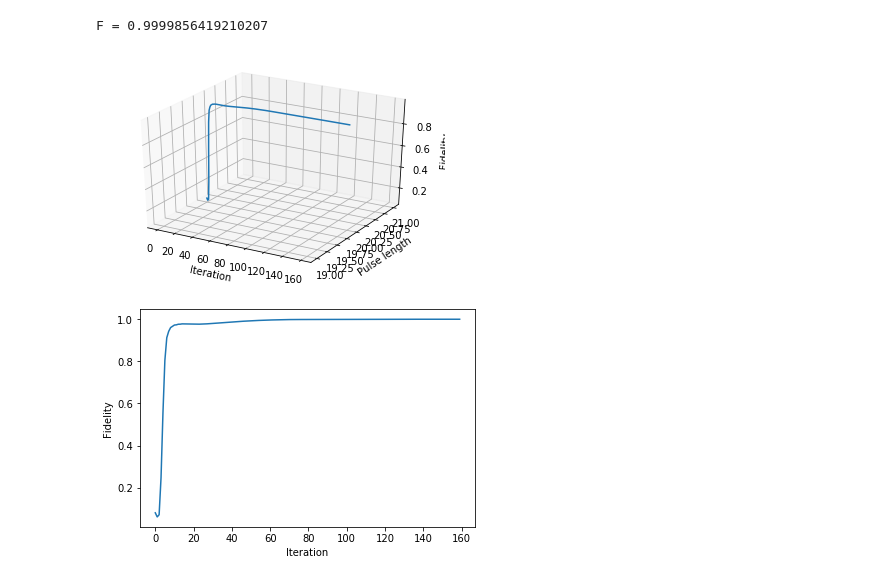
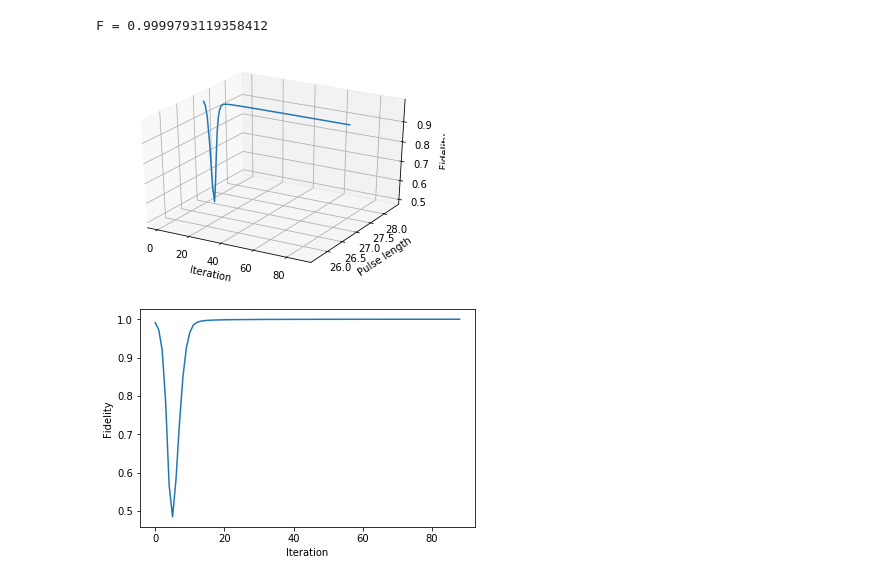
Before and after one commit to JohanWinther/cat-state-encoding, a Jupyter notebook: Krotov/Optimisation analysis.ipynb, the cells around one changed output. Cells and saved outputs as stored; diff of their text form; code cells hidden in the pictures.

```diff
--- a/Krotov/Optimisation analysis.ipynb
+++ b/Krotov/Optimisation analysis.ipynb
@@ -32,6 +33,9 @@ I = Si
 ω_r = 8.3056 * 2 * π      # resonator frequency
 ω_q = 6.2815 * 2 * π      # qubit frequency
 K_q   = -2*π*297e-3    # Kerr qubit 200-300 MHz
+
+ω_ef = ω_q + K_q
+ω_gf = ω_q + K_q/2
 use_rotating = True
 def hamiltonian(ω=1.0, ampl0=1, use_rotating=True, pulses=None, tlist=None):
     """Two-level-system Hamiltonian
@@ -42,7 +46,7 @@ def hamiltonian(ω=1.0, ampl0=1, use_rotating=True, pulses=None, tlist=None):
     """
 
     K_r   = 2*π*0.45e-3   # Kerr res
-    K_q   = -2*π*297e-3    # Kerr qubit 200-300 MHz
+    #K_q   = -2*π*297e-3    # Kerr qubit 200-300 MHz
     ω_r = 8.3056 * 2 * π      # resonator frequency
     ω_q = 6.2815 * 2 * π      # qubit frequency
     χ = 0.025 * 2 * π   # parameter in the dispersive hamiltonian
@@ -61,7 +65,7 @@ def hamiltonian(ω=1.0, ampl0=1, use_rotating=True, pulses=None, tlist=None):
 
 
     use_dispersive = True
-    use_kerr = False
+    use_kerr = True
     #if use_dispersive:
     #    #H_coup = - chi_qr * a.dag()*a * b.dag()*b
     #    H_coup =  χ * (a.dag()*a + I/2) * σ_z
@@ -127,6 +131,7 @@ def hamiltonian(ω=1.0, ampl0=1, use_rotating=True, pulses=None, tlist=None):
         return [H_d, [H_q, ϵ_q], [H_qc, ϵ_qc]]#, [H_rr, ϵ_rr], [H_ri, ϵ_ri]]
 # %%
 def state_rot(ϕ, T):
+    ϕ = copy.deepcopy(ϕ)
     if L == 3:
         rot_evo = qutip.Qobj([[1, 0, 0],[0, np.exp(-1j * ω_q * T), 0],[0, 0, 0]])
     else:
@@ -136,10 +141,13 @@ def state_rot(ϕ, T):
 
 H = hamiltonian(ampl0=1, use_rotating=True)
 ϕ = [[ basis(L,0), (basis(L,0)-basis(L,1)).unit() ]]
+ϕ = [[ basis(L,0), basis(L,1) ]]
 
-if use_rotating:
-    objectives = [krotov.Objective(initial_state=ψ[0], target=ψ[1], H=H) for ψ in state_rot(ϕ, T)]
-else:
-    objectives = [krotov.Objective(initial_state=ψ[0], target=ψ[1], H=H) for ψ in ϕ]
+def get_objectives(T=None):
+    if use_rotating:
+        objectives = [krotov.Objective(initial_state=ψ[0], target=ψ[1], H=H) for ψ in state_rot(ϕ, T)]
+    else:
+        objectives = [krotov.Objective(initial_state=ψ[0], target=ψ[1], H=H) for ψ in ϕ]
+    return objectives
 # %%
 def plot_population(n, tlist):
@@ -195,25 +242,25 @@ def plot_spectrum(pulse, tlist, mark_freq=None, pos=1):
 # %%
-results = [(krotov.result.Result.load(os.path.join(os.getcwd(),'results',file), objectives=objectives), float(file.split('_')[-1][:-4])) for file in os.listdir('results') if file[-4:]=='.dat' and file.find('_20.')>0]
+results = [(krotov.result.Result.load(os.path.join(os.getcwd(),'results',file), objectives=get_objectives(T=float(file.split('_')[-1][:-4]))), float(file.split('_')[-1][:-4])) for file in [os.listdir('results')[-1]] if file[-4:]=='.dat']
 
 fig = plt.figure()
 ax = plt.axes(projection='3d')
 ax.set_xlabel('Iteration')
 ax.set_zlabel('Fidelity')
 ax.set_ylabel('Pulse length')
 for (r, T) in results:
     plot_fid_convergence(ax, r.info_vals, T)
 
 fig = plt.figure()
 ax = plt.axes()
 ax.set_xlabel('Iteration')
 ax.set_ylabel('Fidelity')
 for (r, T) in results:
     ax.plot(range(0,len(r.info_vals)), r.info_vals)
     print('F = {}'.format(r.info_vals[-1]))
 # %% [output]
-F = 0.9999856419210207
+F = 0.9999793119358412
-[figure, old version]
+[figure, new version]
-[figure, old version]
+[figure, new version]
 # %%
 T_q = (2*π)/ω_q
 steps2 = len(results[0][0].tlist)*1000
```
Also changed, not shown: parts of 4 cells of this notebook, 18 other files.
